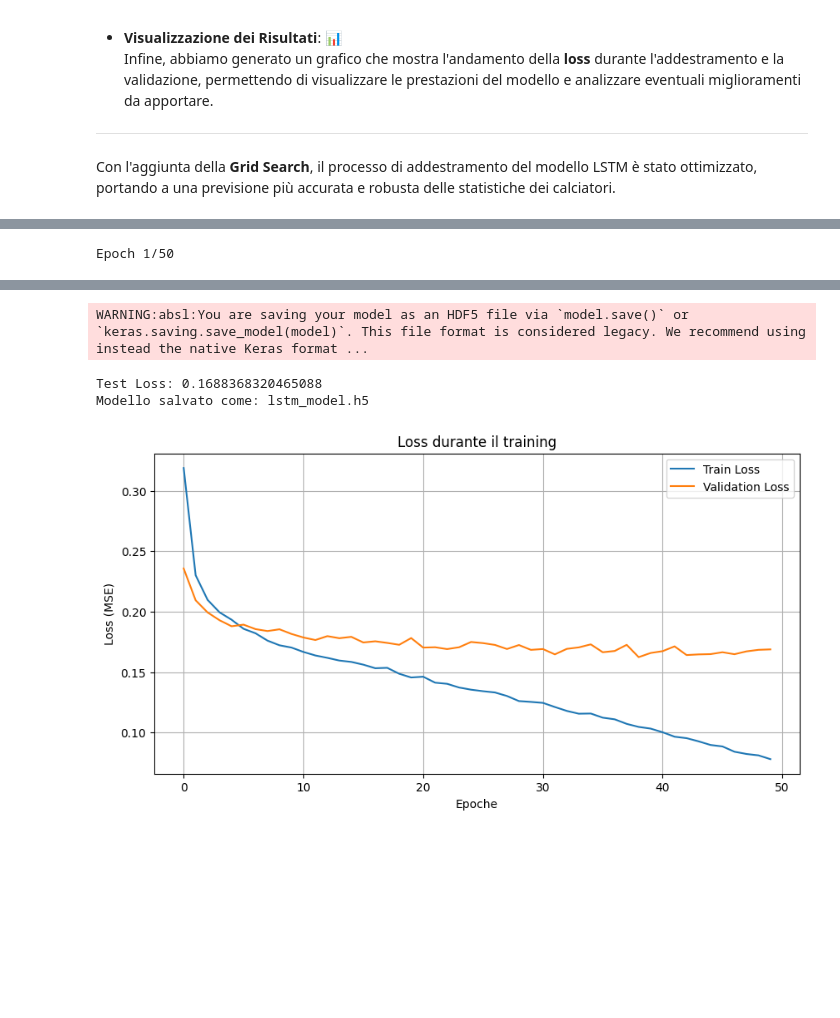
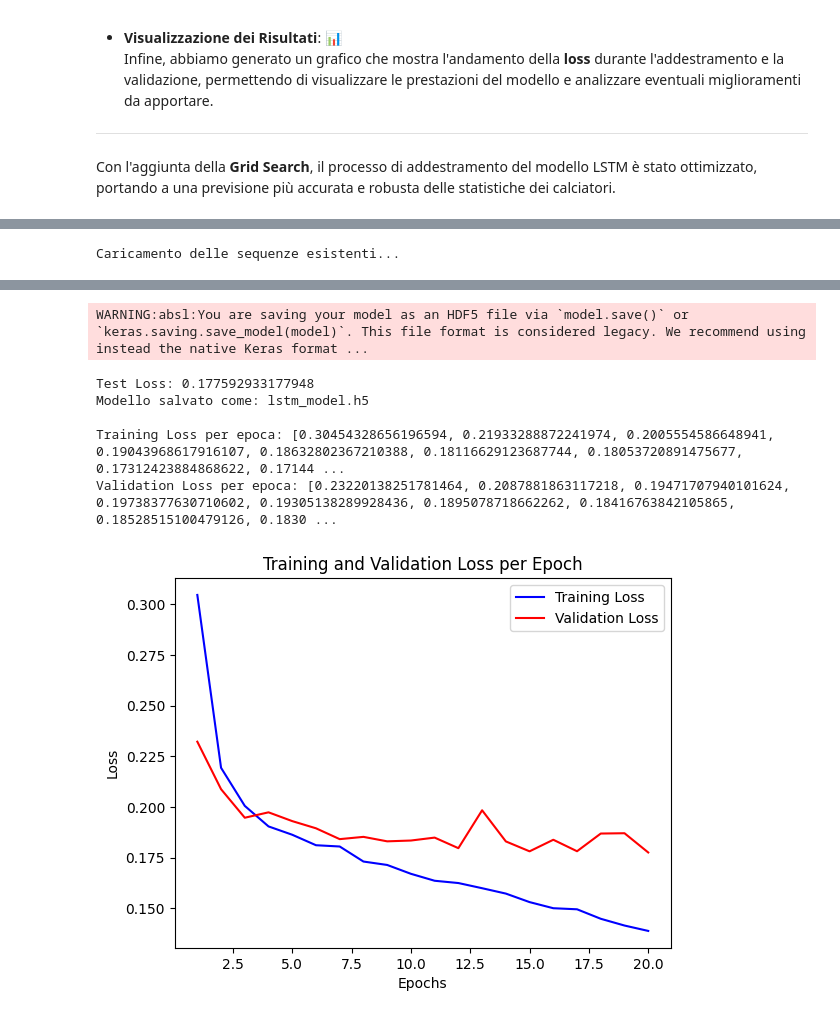
Before and after one commit to Calisti-Daniele/Fifa-Youth-Growth-Prediction, a Jupyter notebook: Fifa_Youth_Growth_Prediction.ipynb, the cells around one changed output, grey strips where cells are left out. Drawn from its saved outputs; the diff is of its cells as text; code cells hidden in the pictures; blank space fills up the shorter version.

```diff
--- a/Fifa_Youth_Growth_Prediction.ipynb
+++ b/Fifa_Youth_Growth_Prediction.ipynb
@@ -237,19 +547,34 @@ cols_features = ['age', 'passing', 'dribbling', 'attacking_crossing', 'attacking
 cols_targets = ['overall', 'potential']
 
 # Creazione delle finestre temporali per ogni giocatore
-def create_sequences(df, player_col='long_name', time_col='fifa_version', time_steps=9):
-    players = df[player_col].unique()
-    Xs, ys = [], []
+def create_sequences(df, player_col='long_name', time_col='fifa_version', time_steps=9, save_dir='sequences'):
+    os.makedirs(save_dir, exist_ok=True)
+    Xs_path = os.path.join(save_dir, 'Xs.npy')
+    ys_path = os.path.join(save_dir, 'ys.npy')
 
-    for player in players:
-        player_data = df[df[player_col] == player].sort_values(by=time_col)
+    if os.path.exists(Xs_path) and os.path.exists(ys_path):
+        print("Caricamento delle sequenze esistenti...")
+        Xs = np.load(Xs_path)
+        ys = np.load(ys_path)
+    else:
+        print("Creazione delle sequenze...")
+        players = df[player_col].unique()
+        Xs, ys = [], []
 
-        if len(player_data) >= time_steps:
-            for i in range(len(player_data) - time_steps):
-                Xs.append(player_data[cols_features].iloc[i:i + time_steps].values)
-                ys.append(player_data[cols_targets].iloc[i + time_steps].values)
+        for player in players:
+            player_data = df[df[player_col] == player].sort_values(by=time_col)
+            if len(player_data) >= time_steps:
+                for i in range(len(player_data) - time_steps):
+                    Xs.append(player_data[cols_features].iloc[i:i + time_steps].values)
+                    ys.append(player_data[cols_targets].iloc[i + time_steps].values)
 
-    return np.array(Xs), np.array(ys)
+        Xs = np.array(Xs)
+        ys = np.array(ys)
+        np.save(Xs_path, Xs)
+        np.save(ys_path, ys)
+        print("Sequenze salvate.")
+
+    return Xs, ys
 
 # Creazione delle sequenze
 time_steps = 9  # Uso 9 versioni temporali (FIFA 15-23)
@@ -261,9 +586,9 @@ X_train, X_test, y_train, y_test = train_test_split(X, y, test_size=0.2, random_
 # Nome del file per il salvataggio del modello
 model_filename = 'lstm_model.h5'
 
-# Controllo se il modello esiste già
+# Controlla se il modello esiste già
 if os.path.exists(model_filename):
-    # Carico il modello esistente
+    # Carica il modello esistente
     model = load_model(model_filename)
     print("Modello caricato dal file:", model_filename)
 else:
@@ -277,27 +602,34 @@ else:
     model.compile(optimizer='adam', loss='mse')
 
     # Addestramento del modello
-    history = model.fit(X_train, y_train, epochs=50, batch_size=64, validation_data=(X_test, y_test))
+    history = model.fit(X_train, y_train, epochs=20, batch_size=32, validation_data=(X_test, y_test))
 
     # Valutazione del modello
     test_loss = model.evaluate(X_test, y_test)
     print("Test Loss:", test_loss)
 
-    # Salvataggio del modello
+    # Salva il modello
     model.save(model_filename)
     print("Modello salvato come:", model_filename)
 
-    # Grafici di Loss
-    plt.figure(figsize=(10, 5))
+    # Stampa della training loss e della validation loss per ogni epoca
+    training_loss = history.history['loss']
+    validation_loss = history.history['val_loss']
 
-    # Grafico della perdita di addestramento e di validazione
-    plt.plot(history.history['loss'], label='Train Loss')
-    plt.plot(history.history['val_loss'], label='Validation Loss')
-    plt.title('Loss durante il training')
-    plt.xlabel('Epoche')
-    plt.ylabel('Loss (MSE)')
-    plt.legend(loc='upper right')
-    plt.grid(True)
+    print("\nTraining Loss per epoca:", training_loss)
+    print("Validation Loss per epoca:", validation_loss)
+
+    # Creazione del grafico per l'andamento della loss
+    epochs = range(1, len(training_loss) + 1)
+
+    plt.plot(epochs, training_loss, 'b-', label='Training Loss')
+    plt.plot(epochs, validation_loss, 'r-', label='Validation Loss')
+    plt.title('Training and Validation Loss per Epoch')
+    plt.xlabel('Epochs')
+    plt.ylabel('Loss')
+    plt.legend()
+
+    # Mostra il grafico
     plt.show()
 # %% [output]
-Epoch 1/50
+Caricamento delle sequenze esistenti...
@@ -321,4 +653,7 @@ Epoch 50/50
 WARNING:absl:You are saving your model as an HDF5 file via `model.save()` or `keras.saving.save_model(model)`. This file format is considered legacy. We recommend using instead the native Keras format ...
-Test Loss: 0.1688368320465088
+Test Loss: 0.177592933177948
 Modello salvato come: lstm_model.h5
+
+Training Loss per epoca: [0.30454328656196594, 0.21933288872241974, 0.2005554586648941, 0.19043968617916107, 0.18632802367210388, 0.18116629123687744, 0.18053720891475677, 0.17312423884868622, 0.17144 ...
+Validation Loss per epoca: [0.23220138251781464, 0.2087881863117218, 0.19471707940101624, 0.19738377630710602, 0.19305138289928436, 0.1895078718662262, 0.18416763842105865, 0.18528515100479126, 0.1830 ...
-[figure, old version]
+[figure, new version]
```
Also changed, not shown: parts of 11 cells of this notebook.
